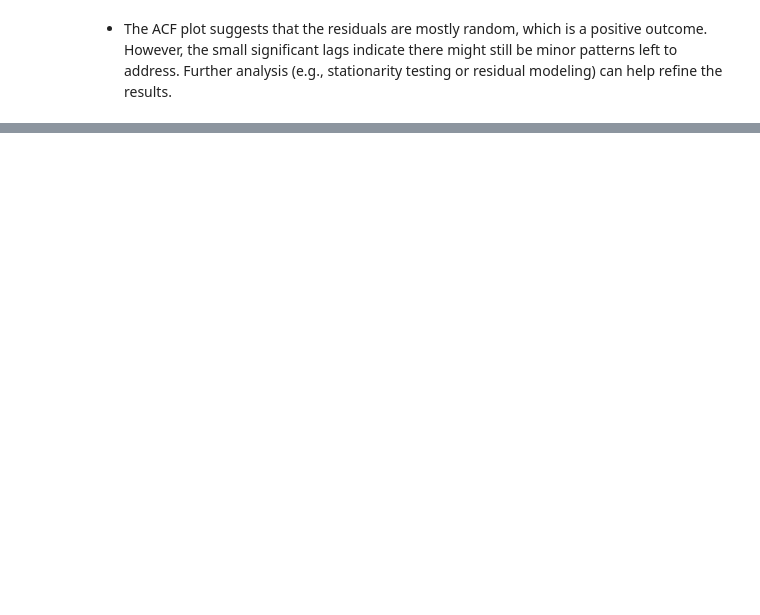
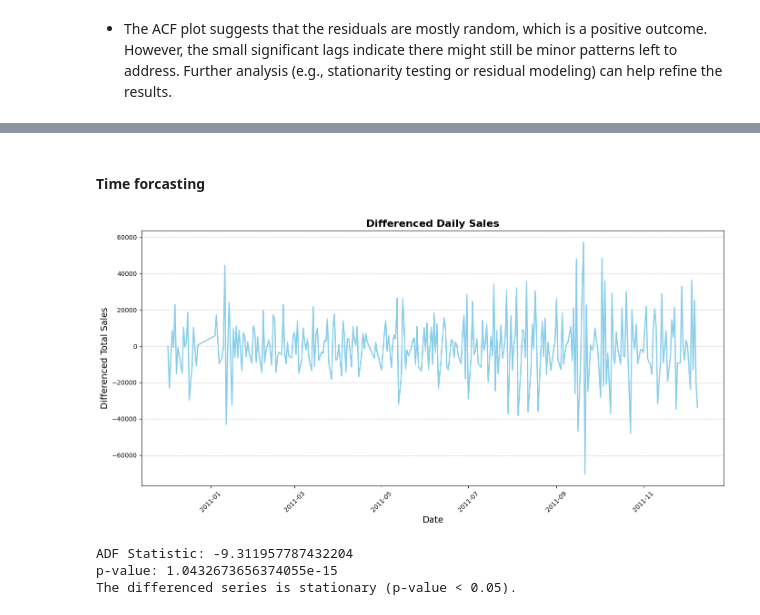
Before and after one commit to muhamedrar/Online-Retail, a Jupyter notebook: online_retail.ipynb, the cells around one changed output, grey strips where cells are left out. Drawn from its saved outputs; the diff is of its cells as text; code cells hidden in the pictures; blank space fills up the shorter version.

```diff
--- a/online_retail.ipynb
+++ b/online_retail.ipynb
@@ -304 +309,36 @@ p-value: 5.791814401807691e-13
 The resid is stationary (p-value < 0.05).
+# %% [markdown]
+#### Time forcasting
+# %%
+# since daily_sales is not stationary, we will use the differencing method to make it stationary
+daily_sales['diff'] = daily_sales['TotalPrice'].diff()
+# Drop the first row with NaN value
+daily_sales.dropna(inplace=True)
+# Plot the differenced series
+plt.figure(figsize=(14, 7))
+plt.plot(daily_sales.index, daily_sales['diff'], color='skyblue', linewidth=2)
+plt.title('Differenced Daily Sales', fontsize=16, fontweight='bold')
+plt.xlabel('Date', fontsize=14)
+plt.ylabel('Differenced Total Sales', fontsize=14)
+plt.grid(axis='y', linestyle='--', alpha=0.7)
+plt.xticks(rotation=45)
+plt.tight_layout()
+plt.show()
+# %% [output]
+[figure, added]
+# %%
+# Perform the ADF test on the differenced series
+daily_sales['diff'] = daily_sales['diff'].dropna()
+result = adfuller(daily_sales['diff'].dropna())
+# Print the ADF statistic and p-value
+print(f'ADF Statistic: {result[0]}')
+print(f'p-value: {result[1]}')
+# Check if the series is stationary
+if result[1] < 0.05:
+    print("The differenced series is stationary (p-value < 0.05).")
+else:
+    print("The differenced series is not stationary (p-value >= 0.05).")
+# %% [output]
+ADF Statistic: -9.311957787432204
+p-value: 1.0432673656374055e-15
+The differenced series is stationary (p-value < 0.05).
```
Also changed, not shown: parts of 24 cells of this notebook.
